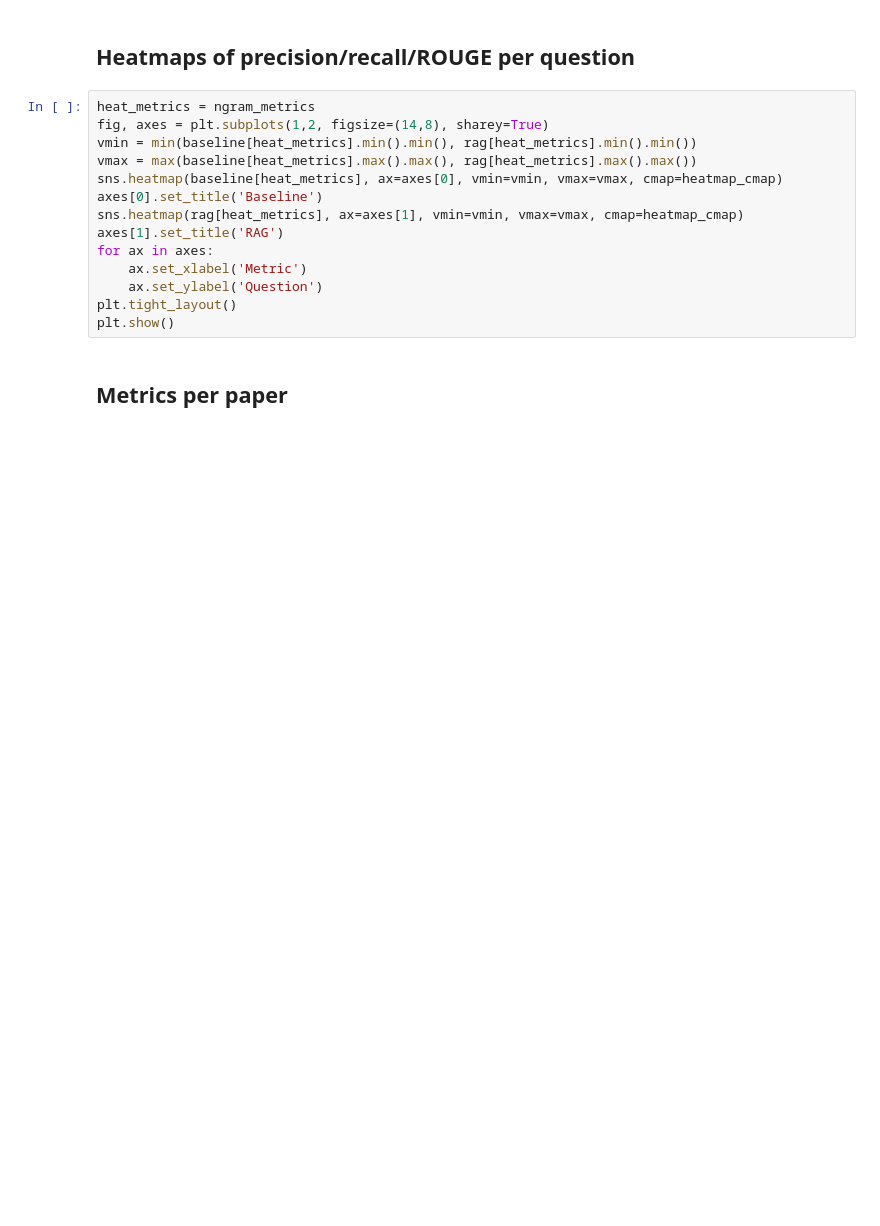
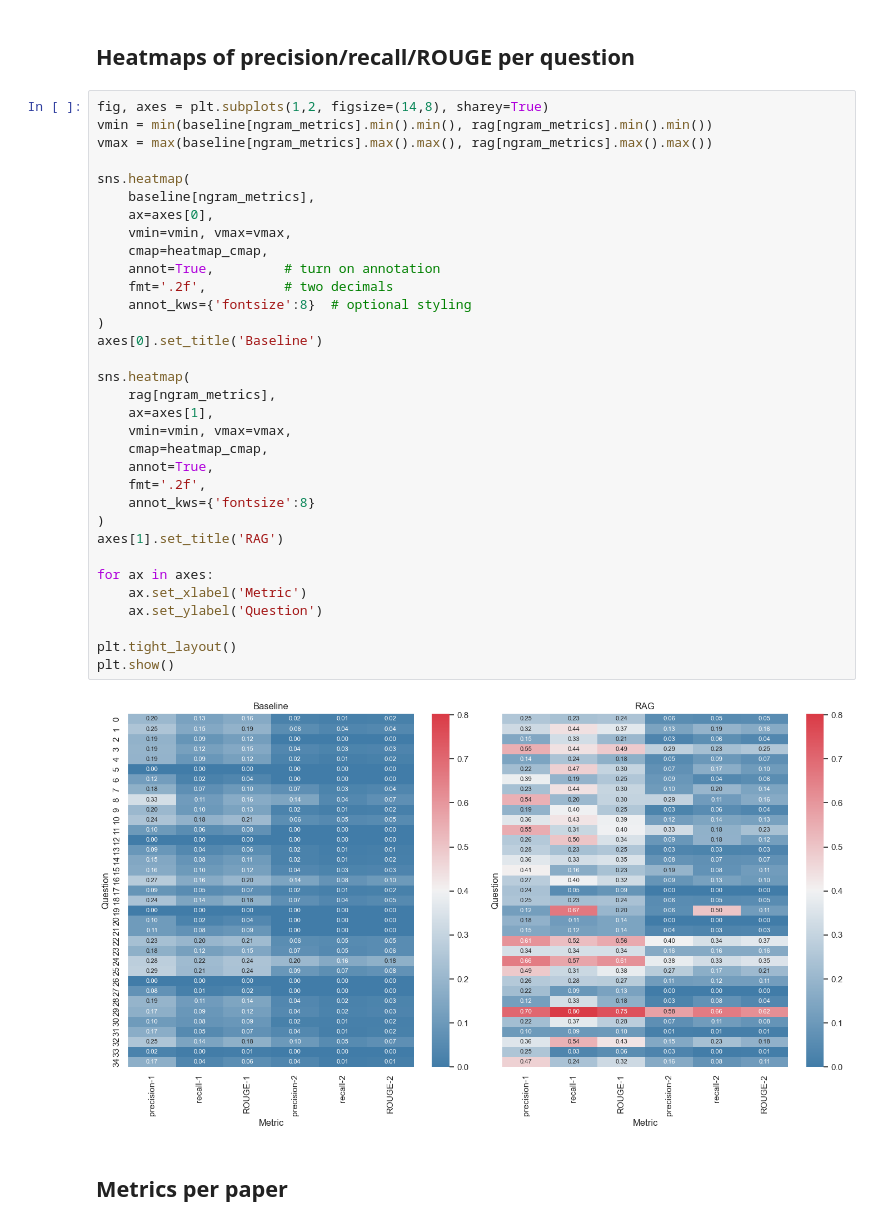
Before and after one commit to bennyhandball/Datenbanken, a Jupyter notebook: Experiment/evaluation.ipynb, the cells around one changed output. Saved outputs shown, nothing was run; the diff lists cells and outputs as text; blank space fills up the shorter version.

Commit message:
generated metrics, now working on writing

```diff
--- a/Experiment/evaluation.ipynb
+++ b/Experiment/evaluation.ipynb
@@ -68,19 +74,40 @@ plt.show()
 # %% [markdown]
 ## Heatmaps of precision/recall/ROUGE per question
 # %%
-heat_metrics = ngram_metrics
 fig, axes = plt.subplots(1,2, figsize=(14,8), sharey=True)
-vmin = min(baseline[heat_metrics].min().min(), rag[heat_metrics].min().min())
-vmax = max(baseline[heat_metrics].max().max(), rag[heat_metrics].max().max())
-sns.heatmap(baseline[heat_metrics], ax=axes[0], vmin=vmin, vmax=vmax, cmap=heatmap_cmap)
+vmin = min(baseline[ngram_metrics].min().min(), rag[ngram_metrics].min().min())
+vmax = max(baseline[ngram_metrics].max().max(), rag[ngram_metrics].max().max())
+
+sns.heatmap(
+    baseline[ngram_metrics],
+    ax=axes[0],
+    vmin=vmin, vmax=vmax,
+    cmap=heatmap_cmap,
+    annot=True,         # turn on annotation
+    fmt='.2f',          # two decimals
+    annot_kws={'fontsize':8}  # optional styling
+)
 axes[0].set_title('Baseline')
-sns.heatmap(rag[heat_metrics], ax=axes[1], vmin=vmin, vmax=vmax, cmap=heatmap_cmap)
+
+sns.heatmap(
+    rag[ngram_metrics],
+    ax=axes[1],
+    vmin=vmin, vmax=vmax,
+    cmap=heatmap_cmap,
+    annot=True,
+    fmt='.2f',
+    annot_kws={'fontsize':8}
+)
 axes[1].set_title('RAG')
+
 for ax in axes:
     ax.set_xlabel('Metric')
     ax.set_ylabel('Question')
+
 plt.tight_layout()
 plt.show()
+# %% [output]
+[figure, added]
 # %% [markdown]
 ## Metrics per paper
 # %%
```
Also changed, not shown: parts of 9 cells of this notebook, 10 other files.
